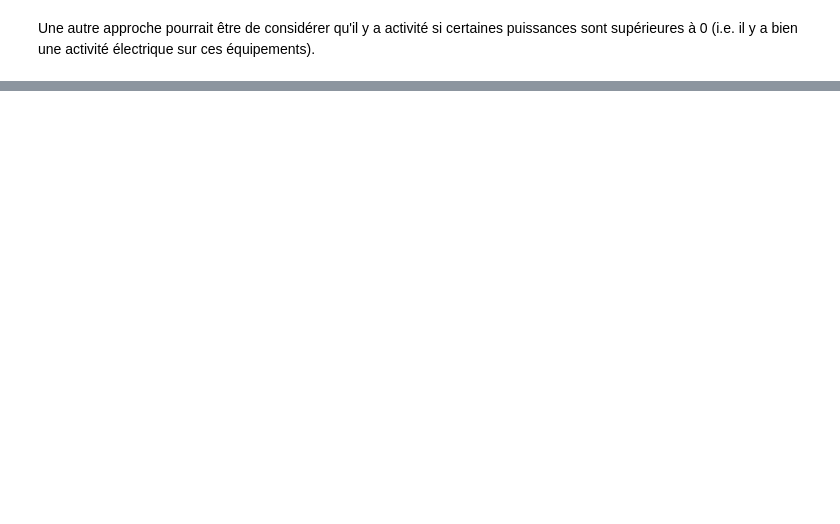
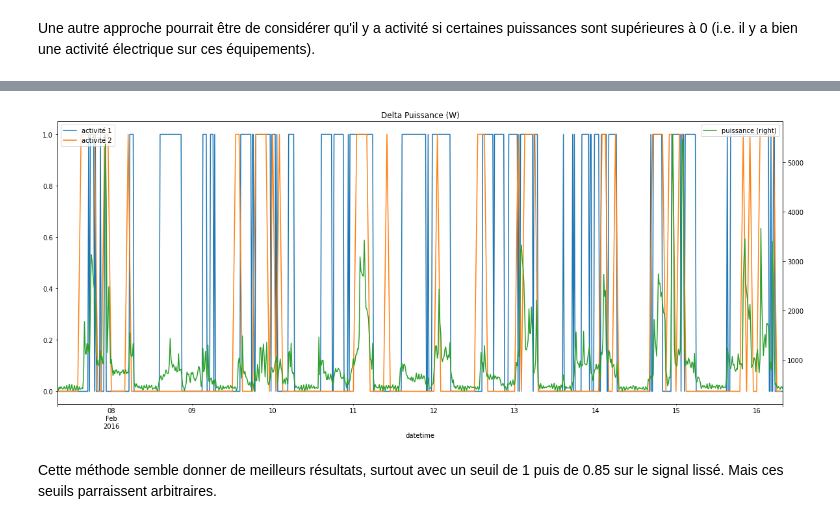
Before and after one commit to hugo-mi/Activity_Detection_From_Electrical_Consumption_Load_Curves, a Jupyter notebook: Exploratory Data Analysis/data_powers.ipynb, the cells around one changed output, grey strips where cells are left out. Drawn from its saved outputs; the diff is of its cells as text; code cells hidden in the pictures; blank space fills up the shorter version.

```diff
--- a/Exploratory Data Analysis/data_powers.ipynb
+++ b/Exploratory Data Analysis/data_powers.ipynb
@@ -117,0 +135,20 @@ house1_power_blk1['mains'].resample(rule='0.25H').mean().interpolate(method='lin
+# %%
+fig, ax = plt.subplots(1, 1, figsize=(20,8))
+
+labels_active = h1_labels.loc[h1_labels['activity'] > 0, 'group'].unique()
+house1_power_blk1_diff = house1_power_blk1[labels_active].sum(axis=1).diff().resample(rule='0.25H').mean().interpolate(method='linear')
+house1_power_blk1_resample = house1_power_blk1[labels_active].sum(axis=1).resample(rule='0.25H').mean().interpolate(method='linear')
+
+house1_power_blk1_norm = (house1_power_blk1[labels_active] - house1_power_blk1[labels_active].mean()) / house1_power_blk1[labels_active].std()
+tol = 1
+
+((((house1_power_blk1_norm[labels_active].abs() > tol).any(axis=1)*1).resample(rule='0.25H').mean() > 0.85)*1).plot(label='activité 1', ax=ax);
+((((house1_power_blk1_diff.abs() > house1_power_blk1_diff.std())*1).resample(rule='1H').mean() > 0.01)*1).plot(label='activité 2', ax=ax);
+axr = house1_power_blk1_resample.plot(title='Delta Puissance (W)',secondary_y=True, label='puissance', ax=ax);
+
+ax.legend(loc='upper left');
+axr.legend(loc='upper right');
+# %% [output]
+[figure, added]
+# %% [markdown]
+Cette méthode semble donner de meilleurs résultats, surtout avec un seuil de 1 puis de 0.85 sur le signal lissé. Mais ces seuils parraissent arbitraires.
```
Also changed, not shown: parts of 4 cells of this notebook.
